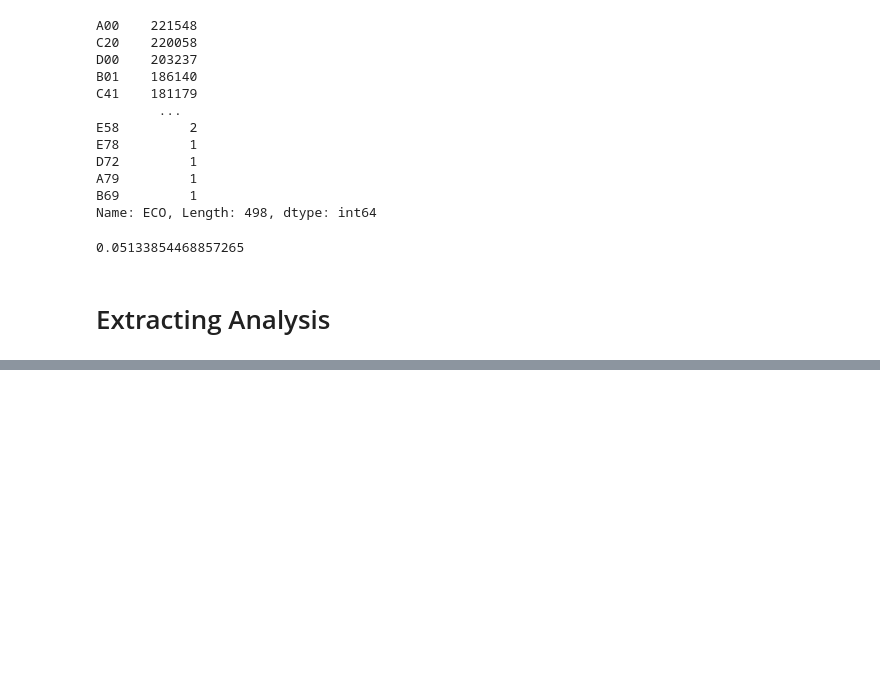
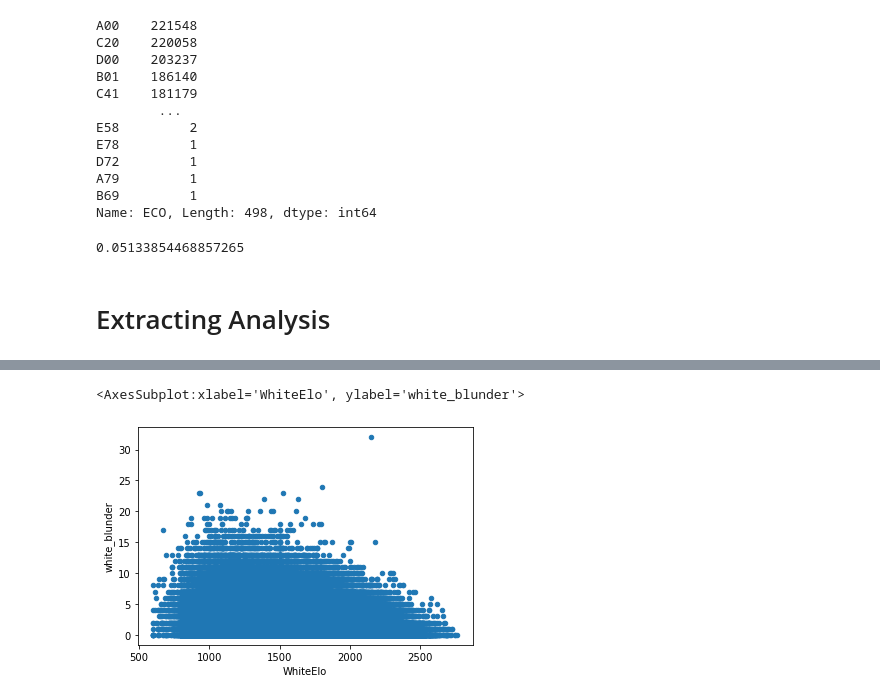
Before and after one commit to christianmeinz1516/MA384_LichessProject, a Jupyter notebook: Project Work.ipynb, the cells around one changed output, grey strips where cells are left out. Drawn from its saved outputs; the diff is of its cells as text; code cells hidden in the pictures; blank space fills up the shorter version.

```diff
--- a/Project Work.ipynb
+++ b/Project Work.ipynb
@@ -202,6 +202,7 @@ kings_pawn = df[df.ECO == 'C20']
 # Extracting Analysis
 # %%
 games_with_analysis = df[df.Moves.str.contains("{")]
+games_with_analysis = games_with_analysis[games_with_analysis.Moves.str.contains("%eval")]
 # %%
 games_with_analysis.shape
 # %% [output]
@@ -285,15 +295,9 @@ for value in moves.values:
 # %%
 move_analysis_df = pd.DataFrame()
 move_analysis_df['site'] = games_with_analysis.reset_index().Site
-move_analysis_df['white_brilliant'] = brilliant_arr_white
-move_analysis_df['white_good'] = good_arr_white
-move_analysis_df['white_interesting'] = interesting_arr_white
 move_analysis_df['white_dubious'] = dubious_arr_white
 move_analysis_df['white_mistake'] = mistake_arr_white
 move_analysis_df['white_blunder'] = blunder_arr_white
-move_analysis_df['black_brilliant'] = brilliant_arr_black
-move_analysis_df['black_good'] = good_arr_black
-move_analysis_df['black_interesting'] = interesting_arr_black
 move_analysis_df['black_dubious'] = dubious_arr_black
 move_analysis_df['black_mistake'] = mistake_arr_black
 move_analysis_df['black_blunder'] = blunder_arr_black
@@ -309,0 +342,8 @@ for value in moves.values[0]:
+# %%
+move_analysis_df['swing'] = swing
+move_analysis_df['black_favor'] = black_favor
+move_analysis_df['white_favor'] = white_favor
+move_analysis_df['average_eval'] = average_eval
+move_analysis_df['largest_eval'] = largest_eval
+move_analysis_df['smallest_eval'] = smallest_eval
+move_analysis_df
@@ -312,3 +366,9 @@ for value in moves.values[0]:
 # % of game in favor of each color
 # move with largest swing in evaluation, the swing in evaluation
 # explosivity: difference in highest and lowest values
+# %%
+move_analysis_df['WhiteElo'] = games_with_analysis.reset_index()['WhiteElo']
+move_analysis_df['BlackElo'] = games_with_analysis.reset_index()['BlackElo']
+move_analysis_df['All_White_Errors'] = move_analysis_df.reset_index()['white_dubious']+move_analysis_df.reset_index()['white_mistake']+move_analysis_df.reset_index()['white_blunder']
+move_analysis_df['All_Black_Errors'] = move_analysis_df.reset_index()['black_dubious']+move_analysis_df.reset_index()['black_mistake']+move_analysis_df.reset_index()['black_blunder']
+move_analysis_df.head()
@@ -314,0 +382,5 @@ for value in moves.values[0]:
+# %%
+move_analysis_df.plot.scatter(x='WhiteElo',y='white_blunder')
+# %% [output]
+<AxesSubplot:xlabel='WhiteElo', ylabel='white_blunder'>
+[figure, added]
```
Also changed, not shown: parts of 20 cells of this notebook.
